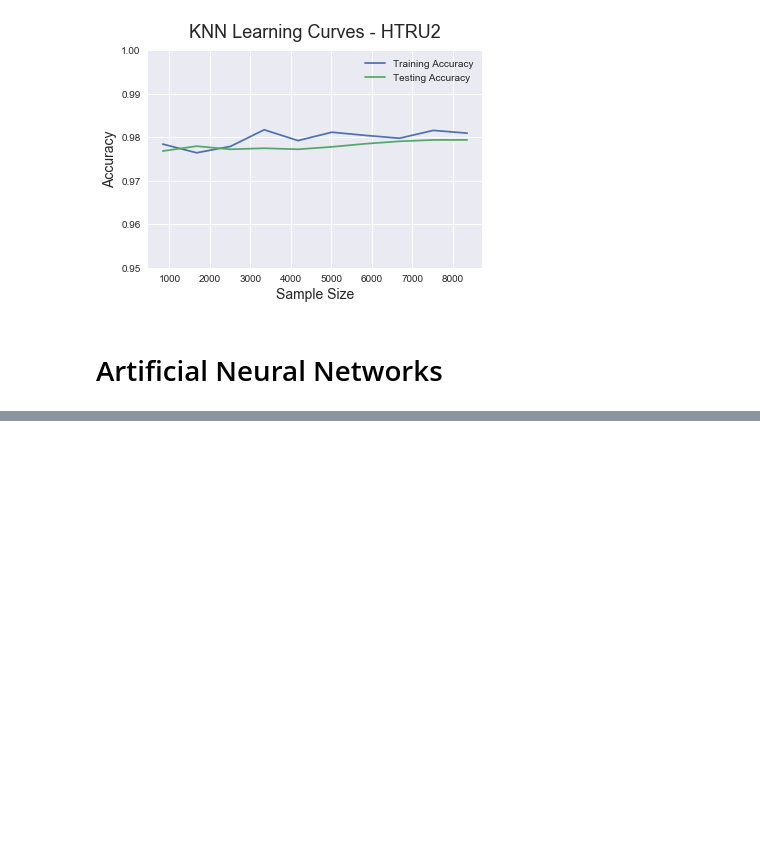
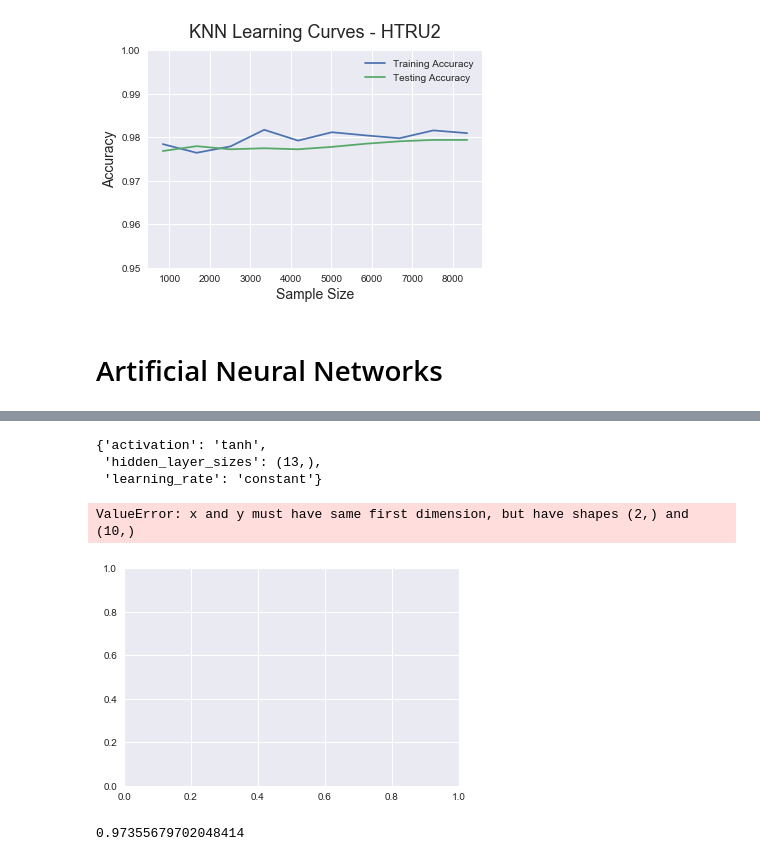
Before and after one commit to charlieaxle/cs7461_1, a Jupyter notebook: HTRU2.ipynb, the cells around one changed output, grey strips where cells are left out. Drawn from its saved outputs; the diff is of its cells as text; code cells hidden in the pictures; blank space fills up the shorter version.

```diff
--- a/HTRU2.ipynb
+++ b/HTRU2.ipynb
@@ -258,0 +267,5 @@ plt.savefig("HTRU2_ANN_VC1.png",bbox_inches="tight")
+# %%
+RSann = RandomizedSearchCV(estimator=MLPClassifier(max_iter=2000), cv=5, param_distributions  ={'hidden_layer_sizes':[(i,) for i in range(1,20)],'activation' :
+                                                                                ('identity','logistic', 'tanh', 'relu'),'learning_rate' : ('constant', 'invscaling', 'adaptive')})
+# %%
+RSann.fit(X_train, y_train)
@@ -258,0 +290,28 @@ plt.savefig("HTRU2_ANN_VC1.png",bbox_inches="tight")
+# %%
+RSann.best_params_
+# %% [output]
+{'activation': 'tanh',
+ 'hidden_layer_sizes': (13,),
+ 'learning_rate': 'constant'}
+# %%
+train_sizes, learn_train_scores, learn_test_scores = learning_curve(RSann,X_train, y_train,train_sizes= np.linspace(.1,1,10),cv=5)
+# %%
+learn_train_mean = learn_train_scores.mean(axis=1)
+learn_test_mean = learn_test_scores.mean(axis=1)
+# %%
+plt.plot(train_sizes, learn_train_mean, label = 'Training Accuracy')
+plt.plot(train_sizes, learn_test_mean, label = 'Testing Accuracy')
+#plt.fill_between(train_sizes, train_scores_avg - train_scores_std, train_scores_avg + train_scores_std,
+#                 alpha=0.1, color="b")
+#plt.fill_between(train_sizes, test_scores_avg - test_scores_std, test_scores_avg + test_scores_std,
+#                 alpha=0.1, color="g")
+
+plt.ylabel('Accuracy', fontsize = 14)
+plt.xlabel('Sample Size', fontsize = 14)
+plt.title('ANN Learning Curves - HTRU2', fontsize = 12, y = 1.03)
+plt.legend()
+plt.ylim(0.95,.98)
+plt.savefig("HTRU_ANN_LC.png")
+# %% [output]
+ValueError: x and y must have same first dimension, but have shapes (2,) and (10,)
+[figure, added]
@@ -258,0 +320,4 @@ plt.savefig("HTRU2_ANN_VC1.png",bbox_inches="tight")
+# %%
+accuracy_score(y_pred,y_test)
+# %% [output]
+0.97355679702048414
```
Also changed, not shown: parts of 22 cells of this notebook, 10 other files.
